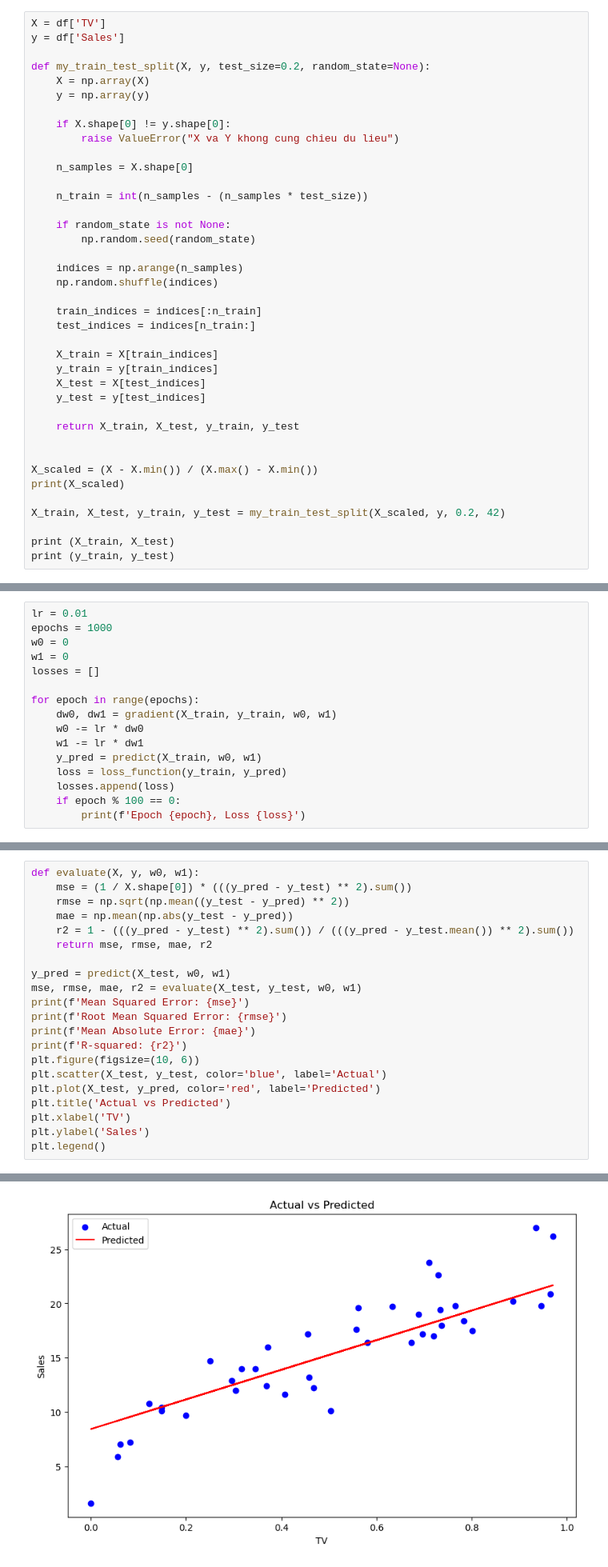
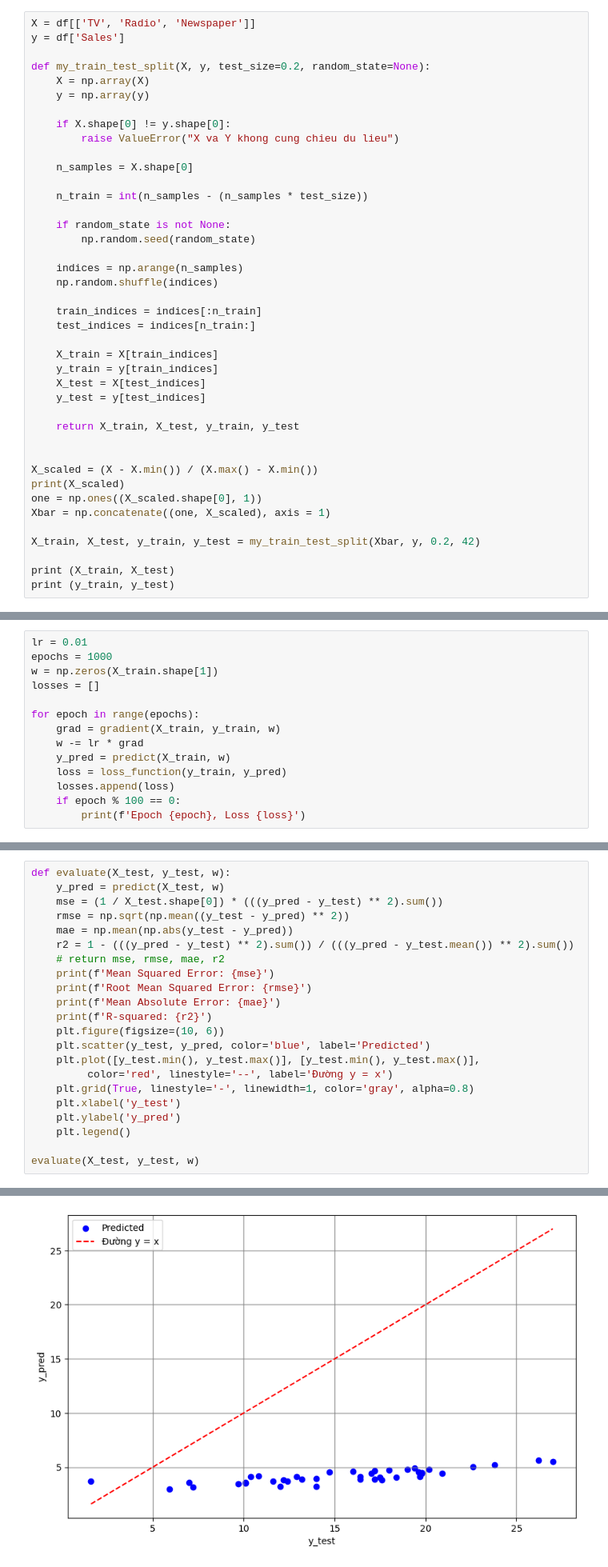
Before and after one commit to vva1909/ml, a Jupyter notebook: linear.ipynb, the cells around one changed output, grey strips where cells are left out. Shown at 80% size. Drawn from its saved outputs; the diff is of its cells as text.

```diff
--- a/linear.ipynb
+++ b/linear.ipynb
@@ -29,7 +30,7 @@ TV     1.000000  0.901208
 Sales  0.901208  1.000000
 [figure]
 # %%
-X = df['TV']
+X = df[['TV', 'Radio', 'Newspaper']]
 y = df['Sales']
 
 def my_train_test_split(X, y, test_size=0.2, random_state=None):
@@ -62,8 +63,10 @@ def my_train_test_split(X, y, test_size=0.2, random_state=None):
 
 X_scaled = (X - X.min()) / (X.max() - X.min())
 print(X_scaled)
+one = np.ones((X_scaled.shape[0], 1))
+Xbar = np.concatenate((one, X_scaled), axis = 1)
 
-X_train, X_test, y_train, y_test = my_train_test_split(X_scaled, y, 0.2, 42)
+X_train, X_test, y_train, y_test = my_train_test_split(Xbar, y, 0.2, 42)
 
 print (X_train, X_test)
 print (y_train, y_test)
@@ -102,15 +105,13 @@ def gradient(X, y, w0, w1):
 # %%
 lr = 0.01
 epochs = 1000
-w0 = 0
-w1 = 0
+w = np.zeros(X_train.shape[1])
 losses = []
 
 for epoch in range(epochs):
-    dw0, dw1 = gradient(X_train, y_train, w0, w1)
-    w0 -= lr * dw0
-    w1 -= lr * dw1
-    y_pred = predict(X_train, w0, w1)
+    grad = gradient(X_train, y_train, w)
+    w -= lr * grad
+    y_pred = predict(X_train, w)
     loss = loss_function(y_train, y_pred)
     losses.append(loss)
     if epoch % 100 == 0:
@@ -138,22 +139,23 @@ plt.show()
 # %%
-def evaluate(X, y, w0, w1):
-    mse = (1 / X.shape[0]) * (((y_pred - y_test) ** 2).sum())
+def evaluate(X_test, y_test, w):
+    y_pred = predict(X_test, w)
+    mse = (1 / X_test.shape[0]) * (((y_pred - y_test) ** 2).sum())
     rmse = np.sqrt(np.mean((y_test - y_pred) ** 2))
     mae = np.mean(np.abs(y_test - y_pred))
     r2 = 1 - (((y_pred - y_test) ** 2).sum()) / (((y_pred - y_test.mean()) ** 2).sum())
-    return mse, rmse, mae, r2
+    # return mse, rmse, mae, r2
+    print(f'Mean Squared Error: {mse}')
+    print(f'Root Mean Squared Error: {rmse}')
+    print(f'Mean Absolute Error: {mae}')
+    print(f'R-squared: {r2}')
+    plt.figure(figsize=(10, 6))
+    plt.scatter(y_test, y_pred, color='blue', label='Predicted')
+    plt.plot([y_test.min(), y_test.max()], [y_test.min(), y_test.max()],
+         color='red', linestyle='--', label='Đường y = x')
+    plt.grid(True, linestyle='-', linewidth=1, color='gray', alpha=0.8)
+    plt.xlabel('y_test')
+    plt.ylabel('y_pred')
+    plt.legend()
 
-y_pred = predict(X_test, w0, w1)
-mse, rmse, mae, r2 = evaluate(X_test, y_test, w0, w1)
-print(f'Mean Squared Error: {mse}')
-print(f'Root Mean Squared Error: {rmse}')
-print(f'Mean Absolute Error: {mae}')
-print(f'R-squared: {r2}')
-plt.figure(figsize=(10, 6))
-plt.scatter(X_test, y_test, color='blue', label='Actual')
-plt.plot(X_test, y_pred, color='red', label='Predicted')
-plt.title('Actual vs Predicted')
-plt.xlabel('TV')
-plt.ylabel('Sales')
-plt.legend()
+evaluate(X_test, y_test, w)
 # %% [output]
@@ -165 +166 @@ R-squared: 0.5274147647605398
-[figure, old version]
+[figure, new version]
```
Also changed, not shown: parts of 7 cells of this notebook, 5 other files.
